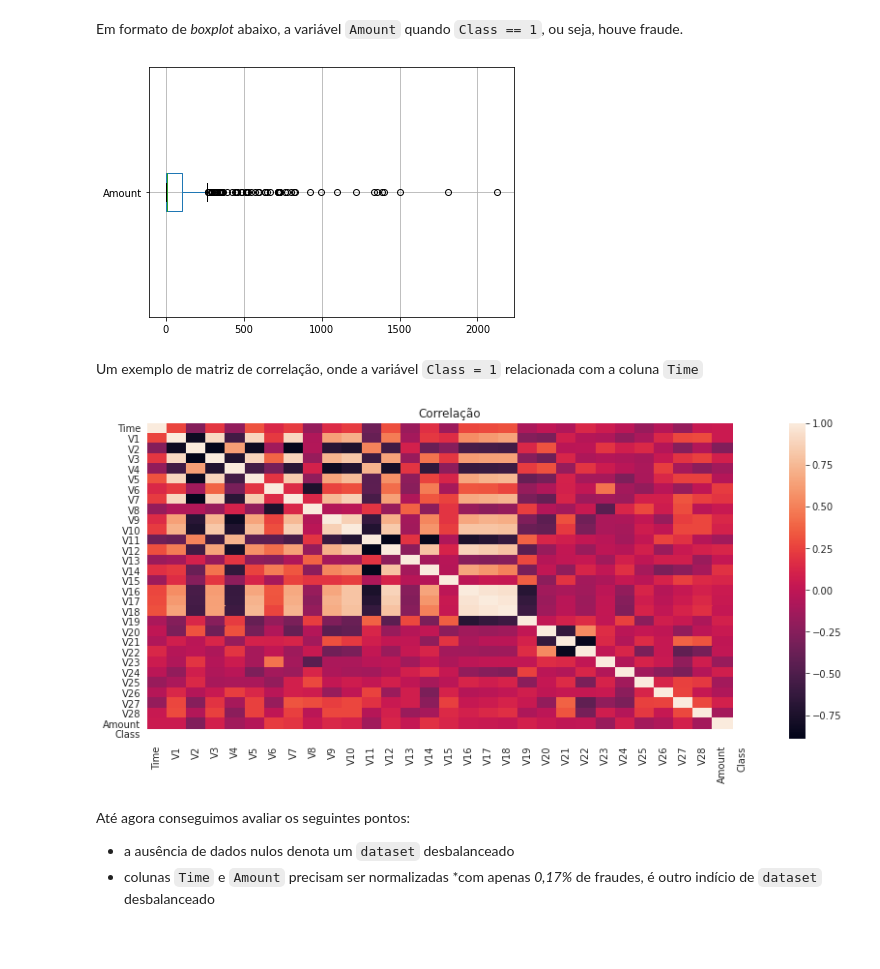
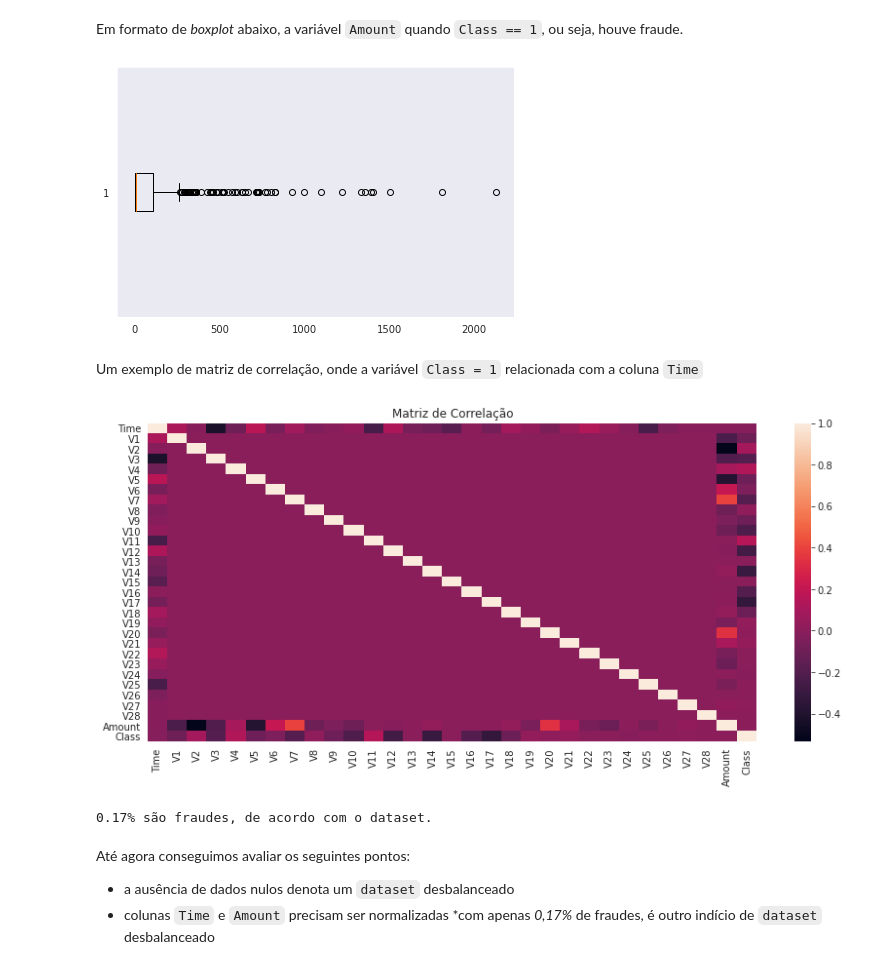
Before and after one commit to 1rubenito/data_science, a Jupyter notebook: Detecção_Fraudes_Cartões_de_Crédito.ipynb, the cells around one changed output. Cells and saved outputs as stored; diff of their text form; code cells hidden in the pictures; blank space fills up the shorter version.

Commit message:
Análise de Detecção de Fraudes com Cartões de Crédito

```diff
--- a/Detecção_Fraudes_Cartões_de_Crédito.ipynb
+++ b/Detecção_Fraudes_Cartões_de_Crédito.ipynb
@@ -33,0 +36,20 @@ Esses componentes são em número menor or igual às variáveis originais. No ca
+# %%
+#importar bibliotecas
+import pandas as pd
+import matplotlib.pyplot as plt
+import seaborn as sns
+import numpy as np
+
+from sklearn.model_selection import train_test_split
+from sklearn.preprocessing import StandardScaler
+from sklearn.linear_model import LogisticRegression
+from sklearn.metrics import classification_report
+from sklearn.metrics import r2_score, mean_absolute_error, mean_squared_error
+from sklearn.metrics import confusion_matrix
+
+#visualização
+sns.set_style('dark')
+
+#criar variável para dataset
+DATA_PATH = 'https://www.dropbox.com/s/b44o3t3ehmnx2b7/creditcard.csv?dl=1'
+credit = pd.read_csv(DATA_PATH)
@@ -36,18 +164,0 @@ Esses componentes são em número menor or igual às variáveis originais. No ca
-# %%
-import pandas as pd
-import matplotlib.pyplot as plt
-import seaborn as sns
-import numpy as np
-
-from sklearn.model_selection import train_test_split
-from sklearn.preprocessing import StandardScaler
-from sklearn.linear_model import LogisticRegression
-from sklearn.metrics import classification_report
-from sklearn.metrics import roc_auc_score, roc_curve, accuracy_score
-from sklearn.metrics import confusion_matrix
-
-sns.set_style('darkgrid')
-
-DATA_PATH = 'https://www.dropbox.com/s/b44o3t3ehmnx2b7/creditcard.csv?dl=1'
-
-credit = pd.read_csv(DATA_PATH)
@@ -165,24 +226,31 @@ plt.tight_layout()
 # %% [markdown]
 Em formato de *boxplot* abaixo, a variável `Amount` quando `Class == 1`, ou seja, houve fraude.
 # %%
+#boxplot para variável Amount quando Class == 1 (Fraude)
 fig, ax = plt.subplots()
 
-amount1.boxplot(['Amount'], vert=False, ax=ax)
+ax.boxplot('Amount', data=amount1, vert=False)
 
 plt.tight_layout()
 # %% [output]
-[figure, old version]
+[figure, new version]
 # %% [markdown]
 Um exemplo de matriz de correlação, onde a variável `Class = 1` relacionada com a coluna `Time`
 # %%
+#matriz de correlação para o dataset
 fig, ax = plt.subplots(figsize=(14,6))
-sns.heatmap(amount1.corr())
+sns.heatmap(credit.corr())
 sns.set_style('white')
-ax.set_title("Correlação")
+ax.set_title("Matriz de Correlação")
 
 plt.show()
 # %% [output]
-[figure, old version]
+[figure, new version]
+# %%
+#porcentagem de fraudes do dataset original
+print("\n{:.2f}% são fraudes, de acordo com o dataset.\n".format((credit[credit.Class == 1].shape[0] / credit.shape[0]) * 100))
+# %% [output]
+0.17% são fraudes, de acordo com o dataset.
 # %% [markdown]
 Até agora conseguimos avaliar os seguintes pontos:
 
```
Also changed, not shown: parts of 65 cells of this notebook.
